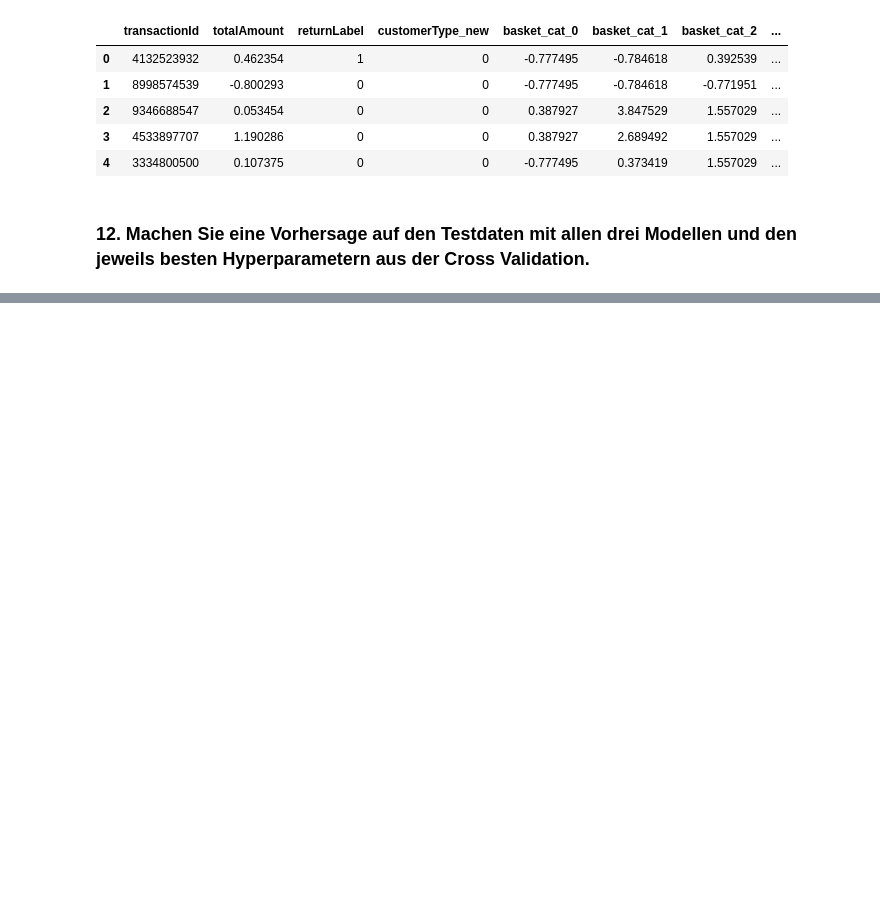
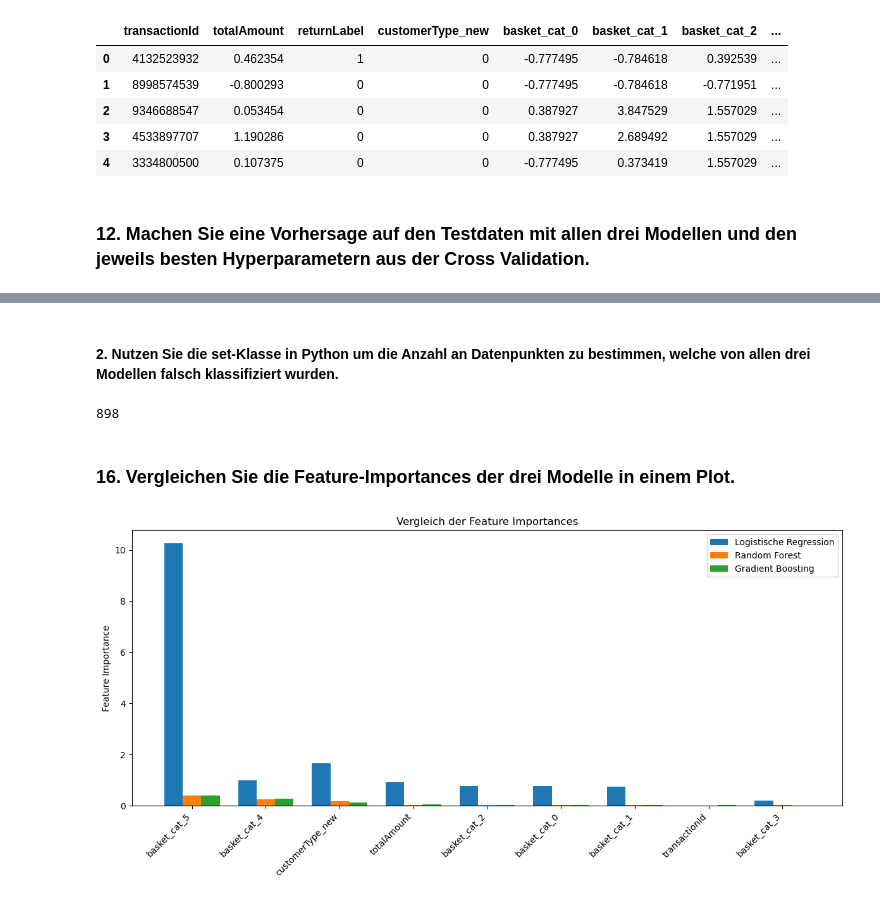
Before and after one commit to DavidSpre/ml-projekt-ss25, a Jupyter notebook: 256378.ipynb, the cells around one changed output, grey strips where cells are left out. Drawn from its saved outputs; the diff is of its cells as text; code cells hidden in the pictures; blank space fills up the shorter version.

Commit message:
Alle Aufgaben

```diff
--- a/256378.ipynb
+++ b/256378.ipynb
@@ -201,10 +203,10 @@ Best penalty: l1
 # %% [markdown]
 #### 2. Random Forest: n_estimators: [60,80,100,120,140] und max_depth: [2, 4, 6]
 # %%
-parameter = [{'n_estimators': [60,80,100,120,140], 'max_depth': [2, 4, 6]}]
+parameter_rf = [{'n_estimators': [60,80,100,120,140], 'max_depth': [2, 4, 6]}]
 
 rf = RandomForestClassifier(random_state=0)
-grid_rf = GridSearchCV(estimator=rf, param_grid=parameter, n_jobs=-1)
+grid_rf = GridSearchCV(estimator=rf, param_grid=parameter_rf, n_jobs=-1)
 grid_rf.fit(x_train, y_train)
 rf_bestModel = grid_rf.best_estimator_
 # %%
@@ -216,10 +218,10 @@ Best max_depth: 6
 # %% [markdown]
 #### 3. Gradient Boosting Tree: gleiche Hyperparameter wie bei Random Forest.
 # %%
-parameter = [{'n_estimators': [60,80,100,120,140], 'max_depth': [2, 4, 6]}]
+parameter_gbt = parameter_rf
 
 gbt = GradientBoostingClassifier(random_state=0)
-grid_gbt = GridSearchCV(estimator=gbt, param_grid=parameter, n_jobs=-1)
+grid_gbt = GridSearchCV(estimator=gbt, param_grid=parameter_gbt, n_jobs=-1)
 grid_gbt.fit(x_train, y_train)
 gbt_bestModel = grid_gbt.best_estimator_
 # %%
@@ -337,0 +426,43 @@ y_pred_log = log_best_model.predict(x_test)
+# %% [markdown]
+#### 2. Nutzen Sie die set-Klasse in Python um die Anzahl an Datenpunkten zu bestimmen, welche von allen drei Modellen falsch klassifiziert wurden.
+# %%
+wrong_all_three = wrong_idx_log & wrong_idx_rf & wrong_idx_gbt
+
+print(len(wrong_all_three))
+# TODO: So lassen oder wirklich alle ausgeben? (-> len() entfernen)
+# %% [output]
+898
+# %% [markdown]
+### 16. Vergleichen Sie die Feature-Importances der drei Modelle in einem Plot.
+# %%
+importances_log = np.abs(log_best_model.coef_[0])
+importances_rf = rf_bestModel.feature_importances_
+importances_gbt = gbt_bestModel.feature_importances_
+# %%
+feature_names = train_df.drop(columns=['returnLabel']).columns.tolist()
+
+importances_df = pd.DataFrame({
+    'Feature': feature_names,
+    'Logistische Regression': importances_log,
+    'Random Forest': importances_rf,
+    'Gradient Boosting': importances_gbt
+})
+# %%
+importances_df = importances_df.sort_values(by='Gradient Boosting', ascending=False)
+
+x = np.arange(len(importances_df['Feature']))
+width = 0.25
+
+plt.figure(figsize=(12, 6))
+plt.bar(x - width, importances_df['Logistische Regression'], width=width, label='Logistische Regression')
+plt.bar(x,         importances_df['Random Forest'], width=width, label='Random Forest')
+plt.bar(x + width, importances_df['Gradient Boosting'], width=width, label='Gradient Boosting')
+
+plt.xticks(x, importances_df['Feature'], rotation=45, ha='right')
+plt.ylabel("Feature Importance")
+plt.title("Vergleich der Feature Importances")
+plt.legend()
+plt.tight_layout()
+plt.show()
+# %% [output]
+[figure, added]
```
Also changed, not shown: parts of 26 cells of this notebook.
